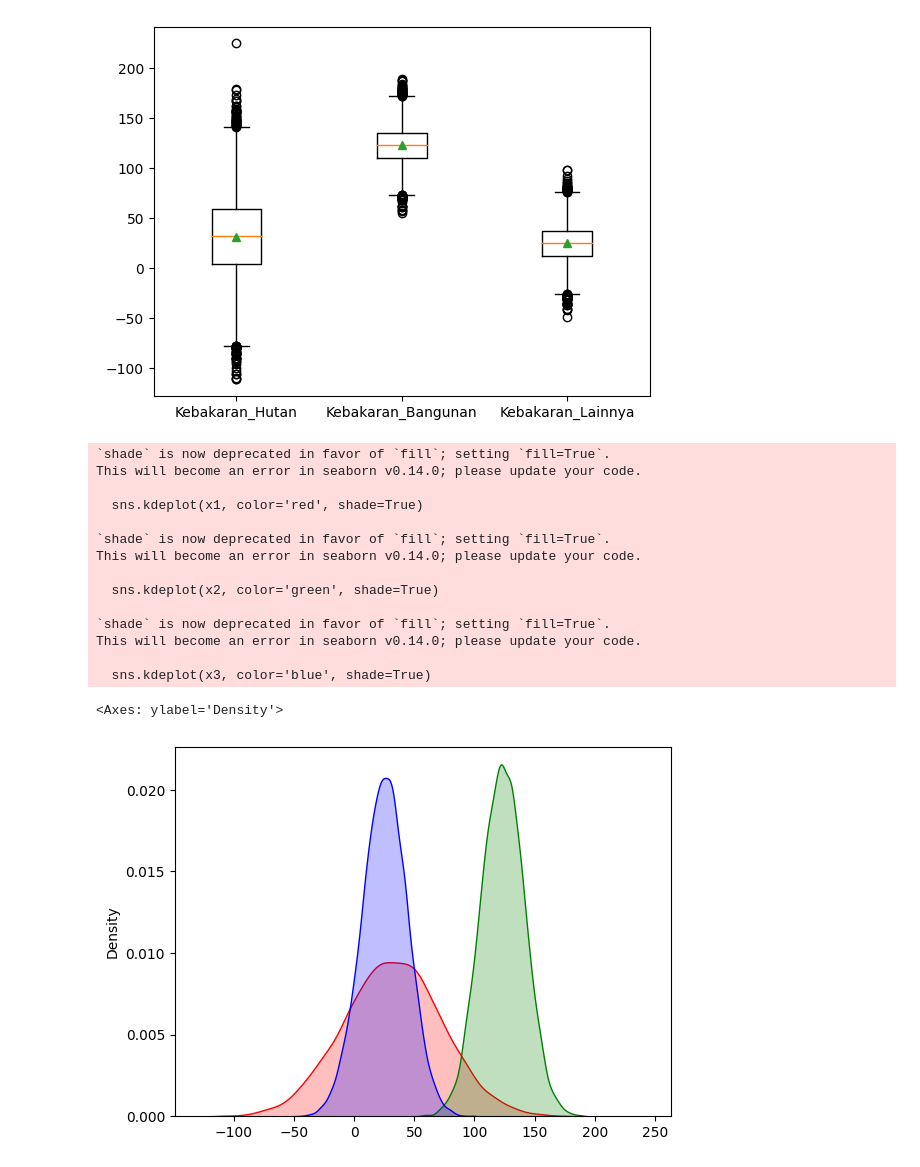
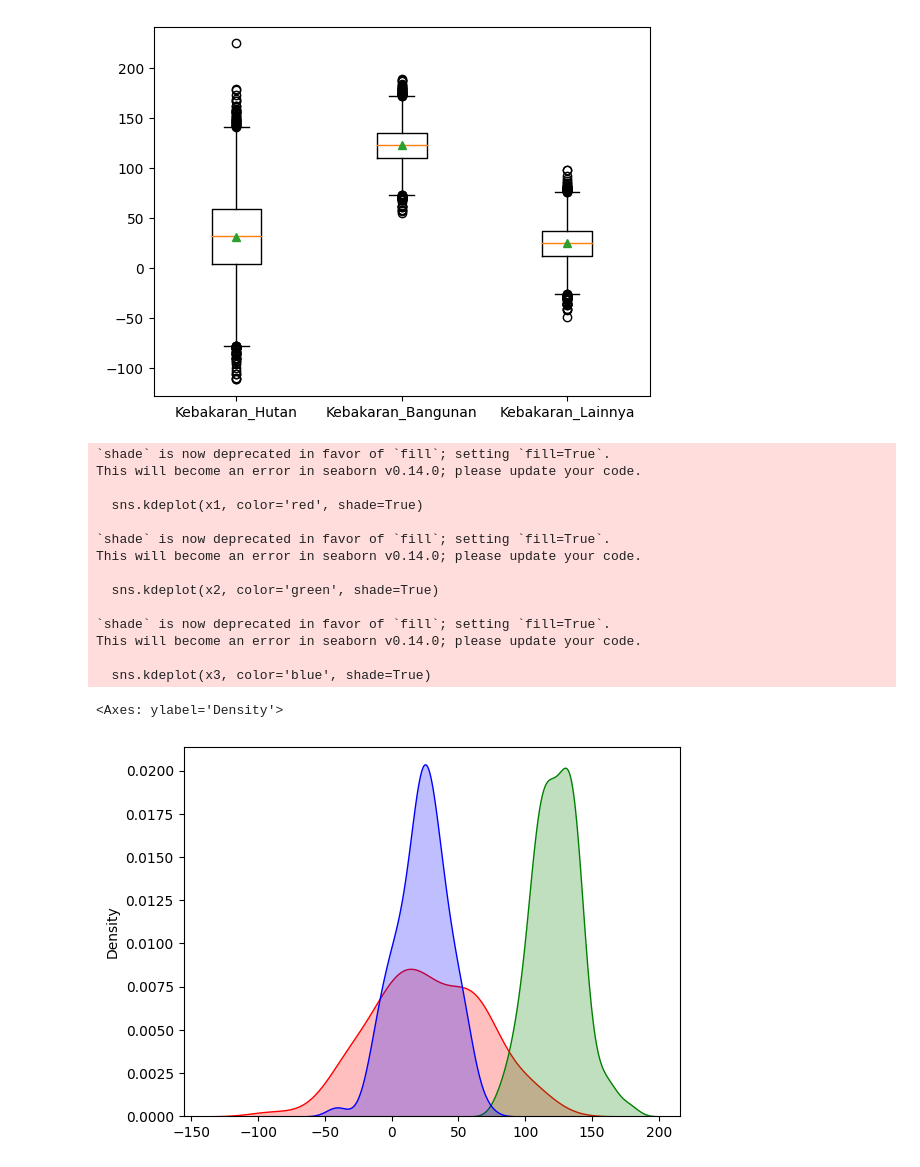
Before and after one commit to DaffaMalik12/Statistika_Tugas-Semester-2, a Jupyter notebook: Statiska_Deskriptif_Kelompok_4.ipynb, the cells around one changed output. Drawn from its saved outputs; the diff is of its cells as text; code cells hidden in the pictures.

```diff
--- a/Statiska_Deskriptif_Kelompok_4.ipynb
+++ b/Statiska_Deskriptif_Kelompok_4.ipynb
@@ -41,28 +210,28 @@ plt.boxplot([x1,x2,x3], labels = ['Kebakaran_Hutan', 'Kebakaran_Bangunan', 'Keba
 [figure]
 # %%
 # Menampilkan Grafik Data Dalam Bentuk Kurva (Distribusi Normal)
-x1 = stats.norm(32, 41).rvs(10000)
+x1 = stats.norm(32, 41).rvs(100)
 sns.kdeplot(x1, color='red', shade=True)
 
-x2 = stats.norm(123, 18).rvs(10000)
+x2 = stats.norm(123, 18).rvs(100)
 sns.kdeplot(x2, color='green', shade=True)
 
-x3 = stats.norm(25, 19).rvs(10000)
+x3 = stats.norm(25, 19).rvs(100)
 sns.kdeplot(x3, color='blue', shade=True)
 # %% [output]
 `shade` is now deprecated in favor of `fill`; setting `fill=True`.
 This will become an error in seaborn v0.14.0; please update your code.
 
   sns.kdeplot(x1, color='red', shade=True)
 
 `shade` is now deprecated in favor of `fill`; setting `fill=True`.
 This will become an error in seaborn v0.14.0; please update your code.
 
   sns.kdeplot(x2, color='green', shade=True)
 
 `shade` is now deprecated in favor of `fill`; setting `fill=True`.
 This will become an error in seaborn v0.14.0; please update your code.
 
   sns.kdeplot(x3, color='blue', shade=True)
 <Axes: ylabel='Density'>
-[figure, old version]
+[figure, new version]
```
Also changed, not shown: parts of 17 cells of this notebook.
